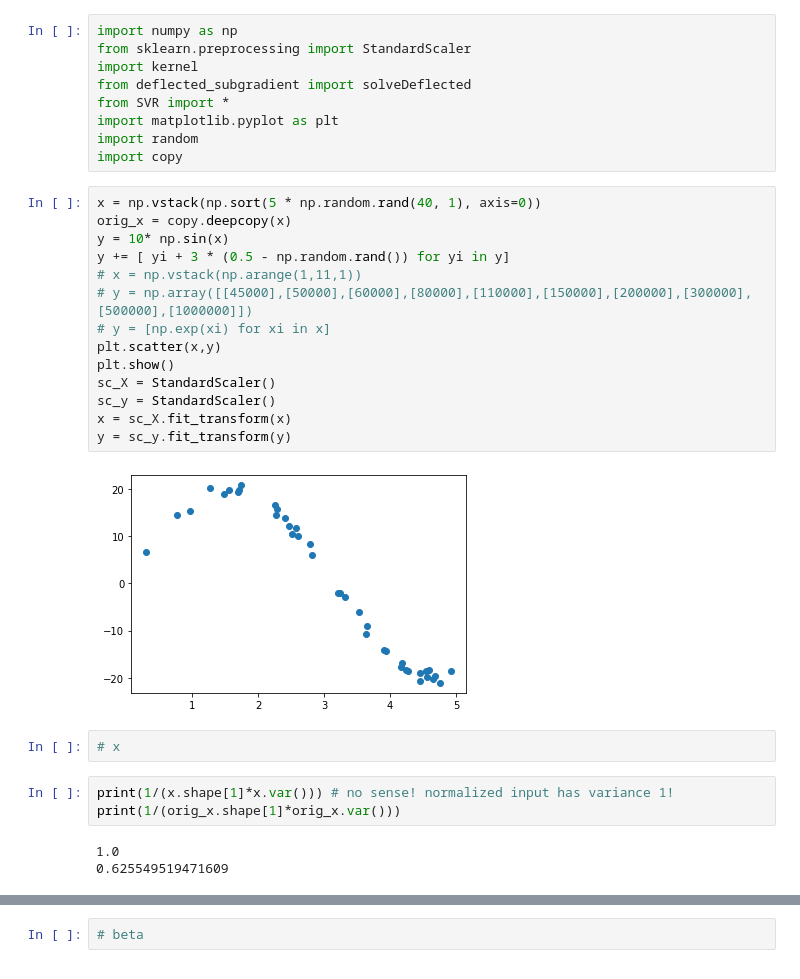
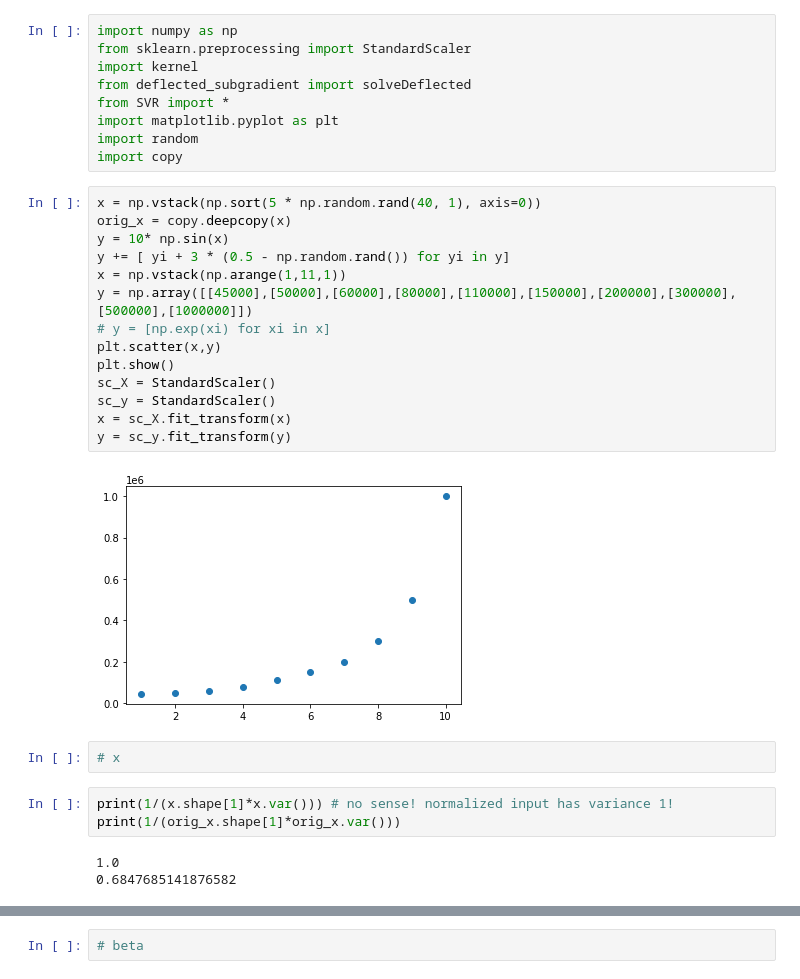
Before and after one commit to EliaPiccoli/ML-CM-Project, a Jupyter notebook: cm_scripts/prova_rbf.ipynb, the cells around one changed output, grey strips where cells are left out. Saved outputs shown, nothing was run; the diff lists cells and outputs as text.

```diff
--- a/cm_scripts/prova_rbf.ipynb
+++ b/cm_scripts/prova_rbf.ipynb
@@ -12,19 +10,19 @@ import copy
 # %%
 x = np.vstack(np.sort(5 * np.random.rand(40, 1), axis=0))
 orig_x = copy.deepcopy(x)
 y = 10* np.sin(x)
 y += [ yi + 3 * (0.5 - np.random.rand()) for yi in y]
-# x = np.vstack(np.arange(1,11,1))
-# y = np.array([[45000],[50000],[60000],[80000],[110000],[150000],[200000],[300000],[500000],[1000000]])
+x = np.vstack(np.arange(1,11,1))
+y = np.array([[45000],[50000],[60000],[80000],[110000],[150000],[200000],[300000],[500000],[1000000]])
 # y = [np.exp(xi) for xi in x]
 plt.scatter(x,y)
 plt.show()
 sc_X = StandardScaler()
 sc_y = StandardScaler()
 x = sc_X.fit_transform(x)
 y = sc_y.fit_transform(y)
 # %% [output]
-[figure, old version]
+[figure, new version]
 # %%
 # x
 # %%
@@ -32,6 +30,6 @@ print(1/(x.shape[1]*x.var())) # no sense! normalized input has variance 1!
 print(1/(orig_x.shape[1]*orig_x.var()))
 # %% [output]
 1.0
-0.625549519471609
+0.6847685141876582
 # %%
 gamma = 'scale'
```
Also changed, not shown: parts of 7 cells of this notebook, 4 other files.
